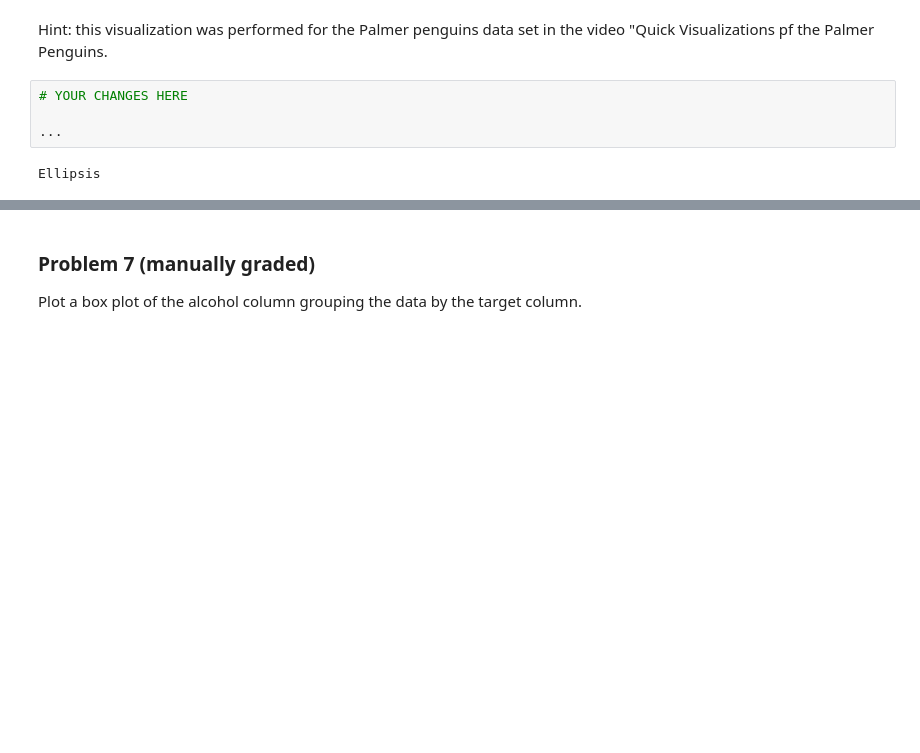
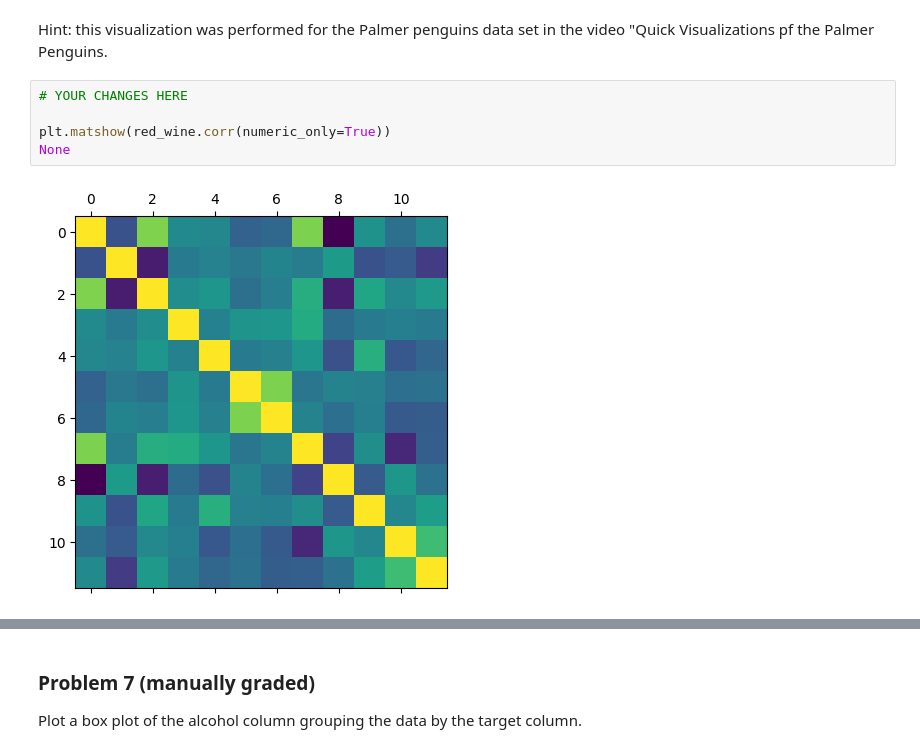
Before and after one commit to Haleymussary00/dx602-homework-10, a Jupyter notebook: homework.ipynb, the cells around one changed output, grey strips where cells are left out. Drawn from its saved outputs; the diff is of its cells as text; blank space fills up the shorter version.

```diff
--- a/homework.ipynb
+++ b/homework.ipynb
@@ -152,9 +152,10 @@ Hint: this visualization was performed for the Palmer penguins data set in the v
 # %%
 # YOUR CHANGES HERE
 
-...
+plt.matshow(red_wine.corr(numeric_only=True))
+None
 # %% [output]
-Ellipsis
+[figure, added]
 # %% [markdown]
 <div style="page-break-after: always;"></div>
 # %% [markdown]
```
Also changed, not shown: parts of 11 cells of this notebook.
